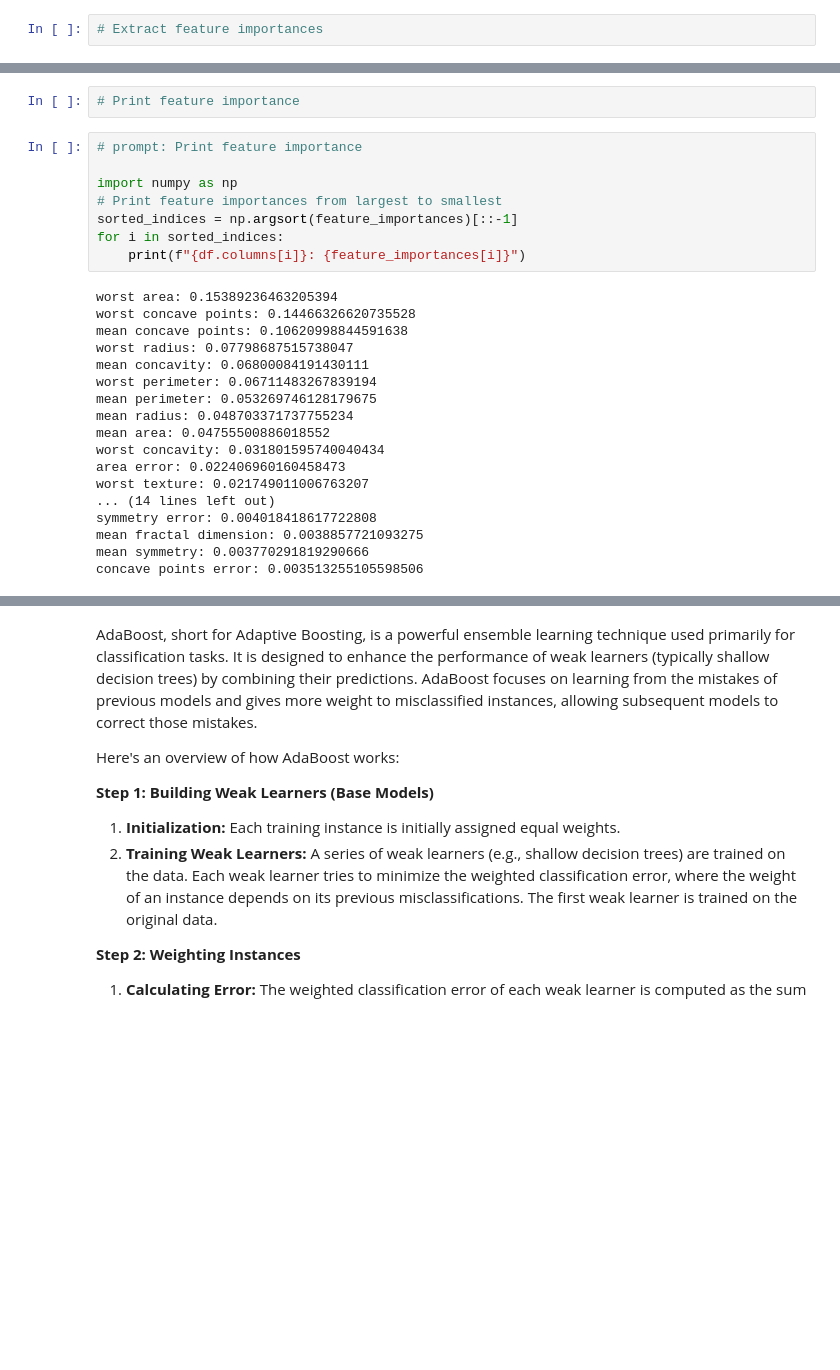
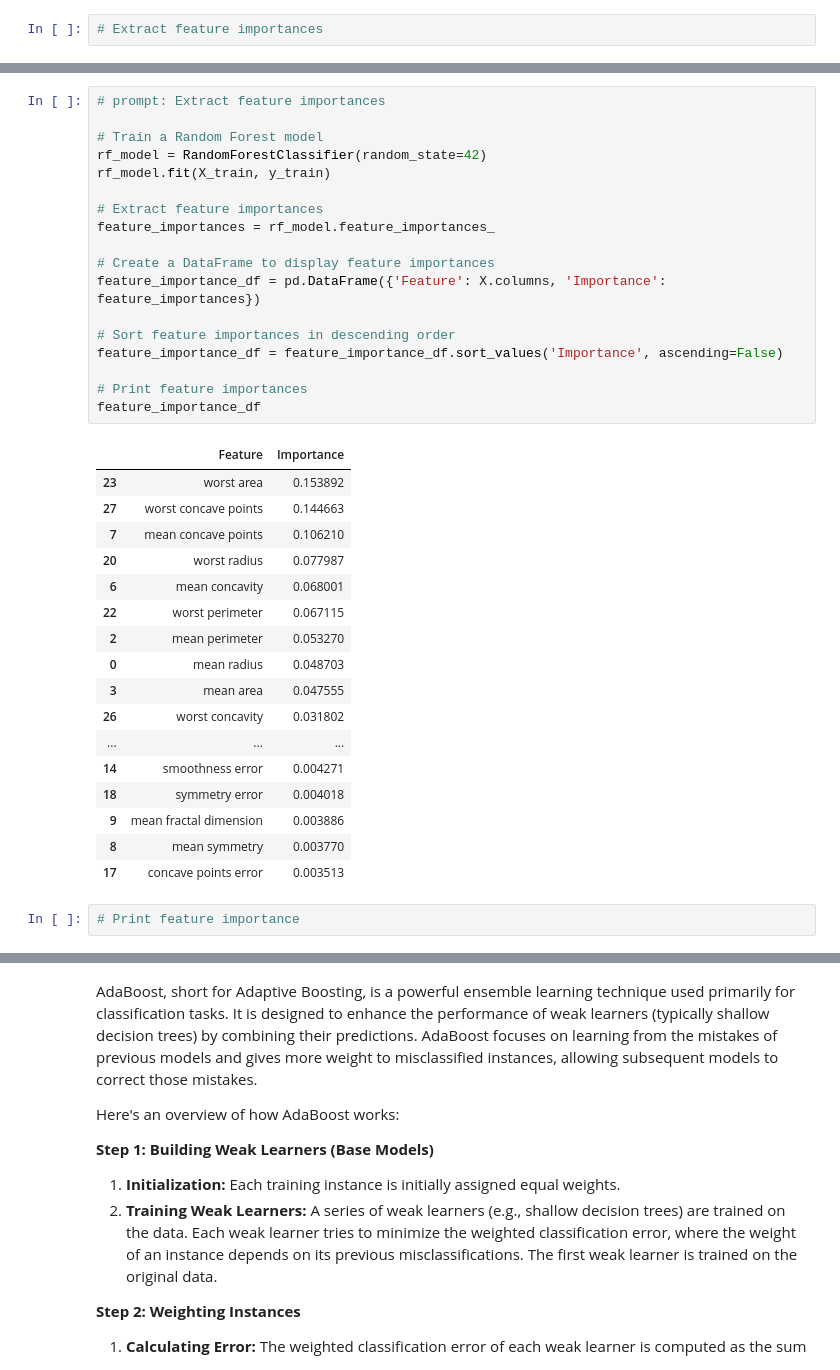
Before and after one commit to Bpatnaik470/Bpatnaik470, a Jupyter notebook: Student_MLE_MiniProject_Trees_and_Forests.ipynb, the cells around one changed output, grey strips where cells are left out. Cells and saved outputs as stored; diff of their text form; blank space fills up the shorter version.

```diff
--- a/Student_MLE_MiniProject_Trees_and_Forests.ipynb
+++ b/Student_MLE_MiniProject_Trees_and_Forests.ipynb
@@ -204,28 +343,38 @@ feature_importances = rf_model.feature_importances_
+# %%
+# prompt: Extract feature importances
+
+# Train a Random Forest model
+rf_model = RandomForestClassifier(random_state=42)
+rf_model.fit(X_train, y_train)
+
+# Extract feature importances
+feature_importances = rf_model.feature_importances_
+
+# Create a DataFrame to display feature importances
+feature_importance_df = pd.DataFrame({'Feature': X.columns, 'Importance': feature_importances})
+
+# Sort feature importances in descending order
+feature_importance_df = feature_importance_df.sort_values('Importance', ascending=False)
+
+# Print feature importances
+feature_importance_df
+# %% [output]
+|  | Feature | Importance |
+| 23 | worst area | 0.153892 |
+| 27 | worst concave points | 0.144663 |
+| 7 | mean concave points | 0.106210 |
+| 20 | worst radius | 0.077987 |
+| 6 | mean concavity | 0.068001 |
+| 22 | worst perimeter | 0.067115 |
+| 2 | mean perimeter | 0.053270 |
+| 0 | mean radius | 0.048703 |
+| 3 | mean area | 0.047555 |
+| 26 | worst concavity | 0.031802 |
+| ... | ... | ... |
+| 14 | smoothness error | 0.004271 |
+| 18 | symmetry error | 0.004018 |
+| 9 | mean fractal dimension | 0.003886 |
+| 8 | mean symmetry | 0.003770 |
+| 17 | concave points error | 0.003513 |
 # %%
 # Print feature importance
-# %%
-# prompt: Print feature importance
-
-import numpy as np
-# Print feature importances from largest to smallest
-sorted_indices = np.argsort(feature_importances)[::-1]
-for i in sorted_indices:
-    print(f"{df.columns[i]}: {feature_importances[i]}")
-# %% [output]
-worst area: 0.15389236463205394
-worst concave points: 0.14466326620735528
-mean concave points: 0.10620998844591638
-worst radius: 0.07798687515738047
-mean concavity: 0.06800084191430111
-worst perimeter: 0.06711483267839194
-mean perimeter: 0.053269746128179675
-mean radius: 0.048703371737755234
-mean area: 0.04755500886018552
-worst concavity: 0.031801595740040434
-area error: 0.022406960160458473
-worst texture: 0.021749011006763207
-... (14 lines left out)
-symmetry error: 0.004018418617722808
-mean fractal dimension: 0.0038857721093275
-mean symmetry: 0.003770291819290666
-concave points error: 0.003513255105598506
```
Also changed, not shown: parts of 15 cells of this notebook.
